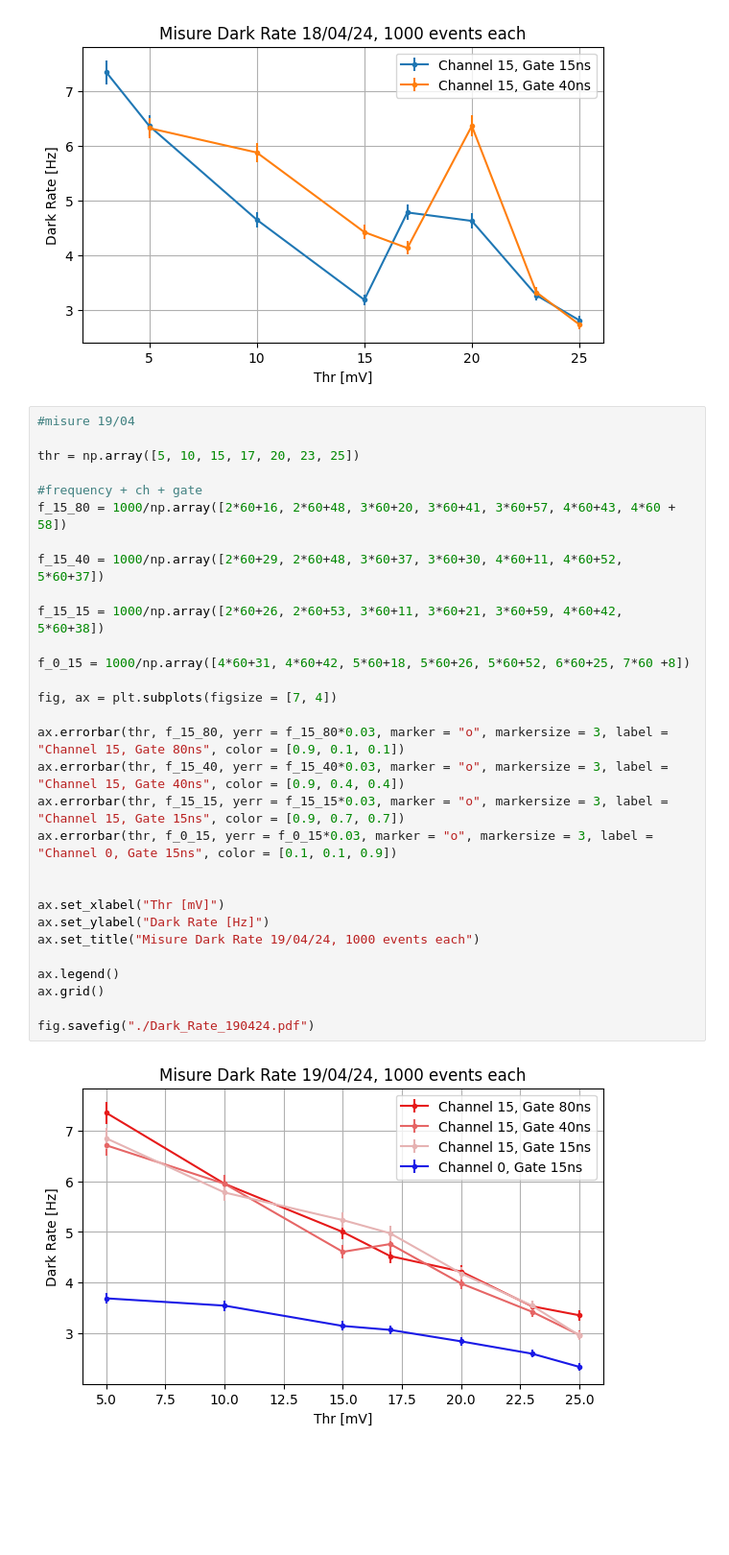
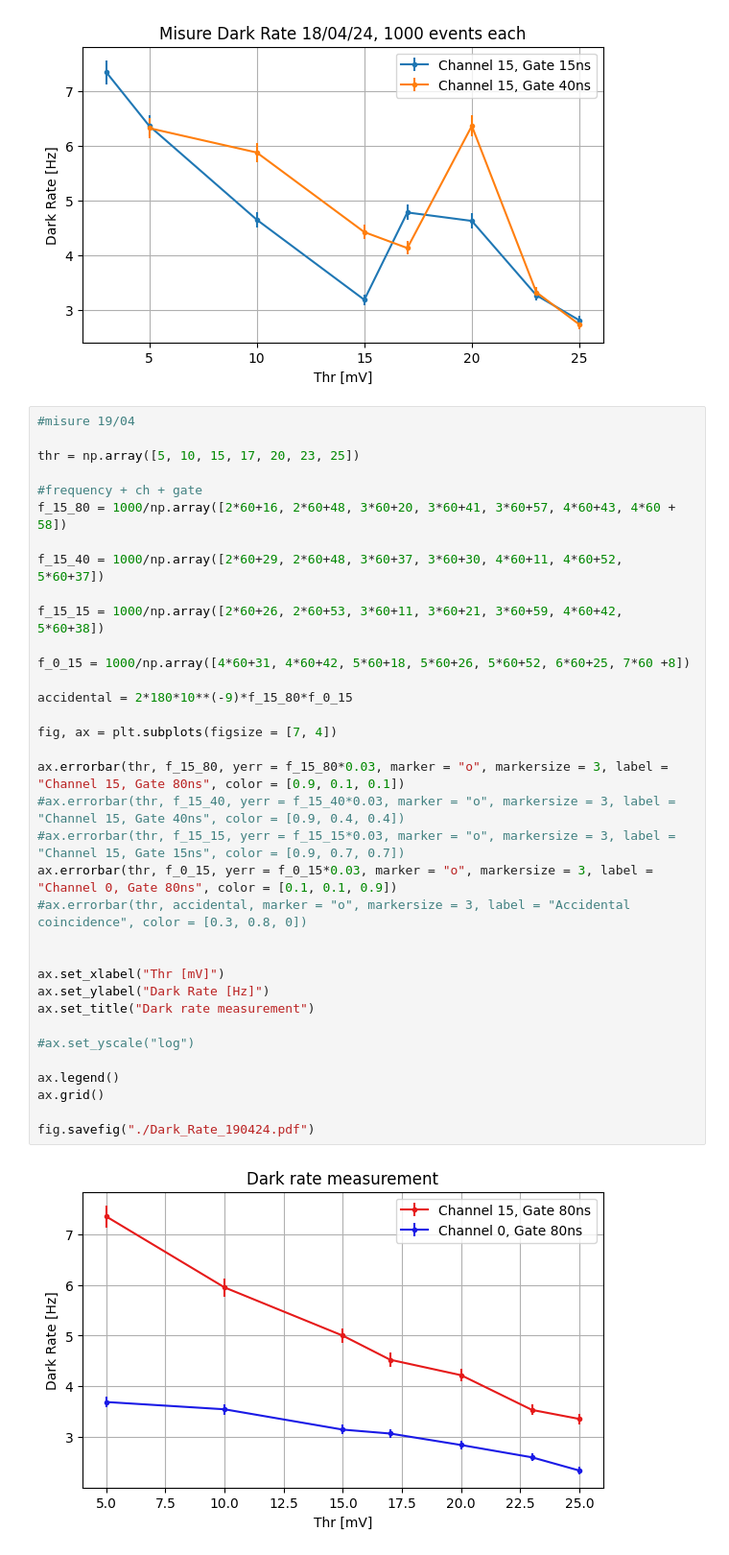
Before and after one commit to SimoneMariottini/Brooklyn2024, a Jupyter notebook: Graphs_and_Measurements.ipynb, the cells around one changed output. Shown: that part at 96% size. Drawn from its saved outputs; the diff is of its cells as text; blank space fills up the shorter version.

```diff
--- a/Graphs_and_Measurements.ipynb
+++ b/Graphs_and_Measurements.ipynb
@@ -58,32 +58,37 @@ fig.savefig("./Dark_Rate_180424.pdf")
 # %%
 #misure 19/04
 
 thr = np.array([5, 10, 15, 17, 20, 23, 25])
 
 #frequency + ch + gate
 f_15_80 = 1000/np.array([2*60+16, 2*60+48, 3*60+20, 3*60+41, 3*60+57, 4*60+43, 4*60 + 58])
 
 f_15_40 = 1000/np.array([2*60+29, 2*60+48, 3*60+37, 3*60+30, 4*60+11, 4*60+52, 5*60+37])
 
 f_15_15 = 1000/np.array([2*60+26, 2*60+53, 3*60+11, 3*60+21, 3*60+59, 4*60+42, 5*60+38])
 
 f_0_15 = 1000/np.array([4*60+31, 4*60+42, 5*60+18, 5*60+26, 5*60+52, 6*60+25, 7*60 +8])
 
+accidental = 2*180*10**(-9)*f_15_80*f_0_15
+
 fig, ax = plt.subplots(figsize = [7, 4])
 
 ax.errorbar(thr, f_15_80, yerr = f_15_80*0.03, marker = "o", markersize = 3, label = "Channel 15, Gate 80ns", color = [0.9, 0.1, 0.1])
-ax.errorbar(thr, f_15_40, yerr = f_15_40*0.03, marker = "o", markersize = 3, label = "Channel 15, Gate 40ns", color = [0.9, 0.4, 0.4])
-ax.errorbar(thr, f_15_15, yerr = f_15_15*0.03, marker = "o", markersize = 3, label = "Channel 15, Gate 15ns", color = [0.9, 0.7, 0.7])
-ax.errorbar(thr, f_0_15, yerr = f_0_15*0.03, marker = "o", markersize = 3, label = "Channel 0, Gate 15ns", color = [0.1, 0.1, 0.9])
+#ax.errorbar(thr, f_15_40, yerr = f_15_40*0.03, marker = "o", markersize = 3, label = "Channel 15, Gate 40ns", color = [0.9, 0.4, 0.4])
+#ax.errorbar(thr, f_15_15, yerr = f_15_15*0.03, marker = "o", markersize = 3, label = "Channel 15, Gate 15ns", color = [0.9, 0.7, 0.7])
+ax.errorbar(thr, f_0_15, yerr = f_0_15*0.03, marker = "o", markersize = 3, label = "Channel 0, Gate 80ns", color = [0.1, 0.1, 0.9])
+#ax.errorbar(thr, accidental, marker = "o", markersize = 3, label = "Accidental coincidence", color = [0.3, 0.8, 0])
 
 
 ax.set_xlabel("Thr [mV]")
 ax.set_ylabel("Dark Rate [Hz]")
-ax.set_title("Misure Dark Rate 19/04/24, 1000 events each")
+ax.set_title("Dark rate measurement")
+
+#ax.set_yscale("log")
 
 ax.legend()
 ax.grid()
 
 fig.savefig("./Dark_Rate_190424.pdf")
 # %% [output]
-[figure, old version]
+[figure, new version]
```
Also changed, not shown: 13 other files.
